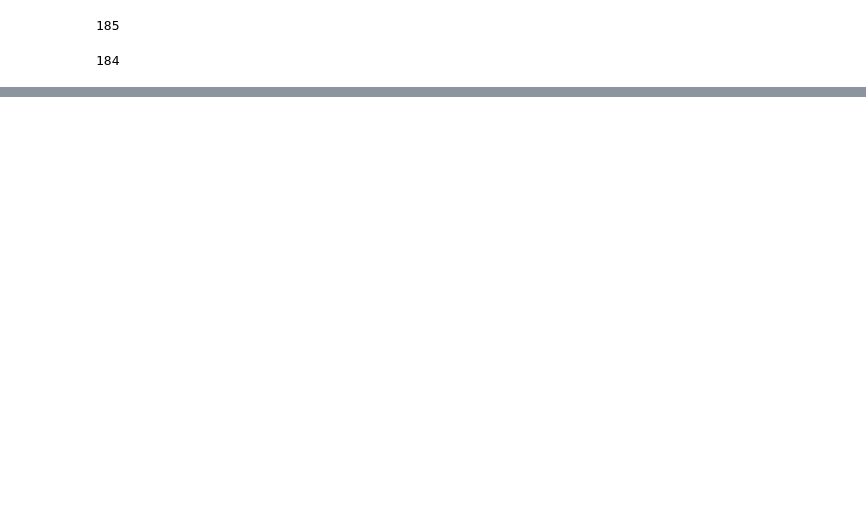
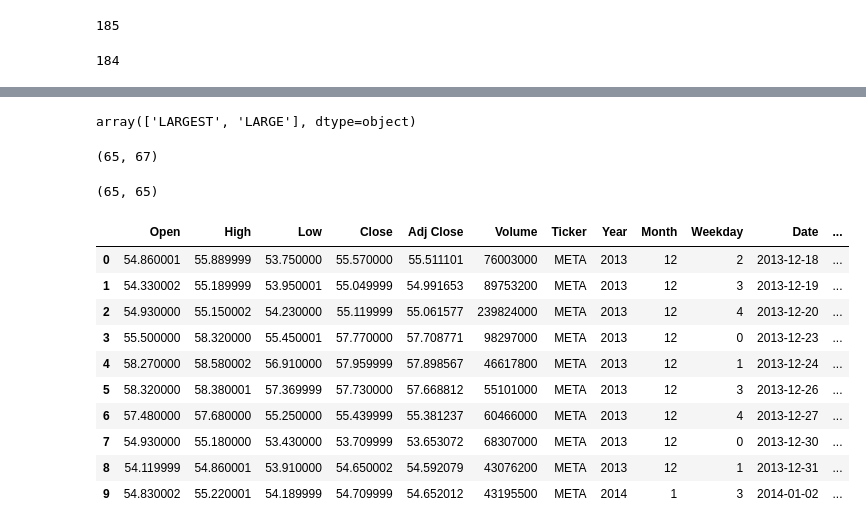
Before and after one commit to MekongDelta-mind/stock-markets-analytics-zoomcamp, a Jupyter notebook: cohorts/2024/mod2_sma_in_python.ipynb, the cells around one changed output, grey strips where cells are left out. Cells and saved outputs as stored; diff of their text form; code cells hidden in the pictures; blank space fills up the shorter version.

```diff
--- a/cohorts/2024/mod2_sma_in_python.ipynb
+++ b/cohorts/2024/mod2_sma_in_python.ipynb
@@ -542,0 +706,8 @@ stacked_ipos_df_before_mar_2024_filtered.describe()
+# %%
+def get_ticker_category(ticker:str):
+  if ticker in LARGE_STOCKS:
+    return 'LARGE'
+  elif ticker in LARGEST_STOCKS:
+    return 'LARGEST'
+  else:
+    return 'ERROR'
@@ -542,0 +770,34 @@ stacked_ipos_df_before_mar_2024_filtered.describe()
+# %%
+import time
+
+for i,ticker in enumerate(set(LARGE_STOCKS)):
+  print(i,ticker)
+
+  # Work with stock prices
+  historyPrices = yf.download(tickers = ticker,
+                              start = start,
+                              end = end,
+                              interval = "1d")
+
+  # generate features for historical prices, and what we want to predict
+  historyPrices['Ticker'] = ticker
+  historyPrices['Year']= historyPrices.index.year
+  historyPrices['Month'] = historyPrices.index.month
+  historyPrices['Weekday'] = historyPrices.index.weekday
+  historyPrices['Date'] = historyPrices.index.date
+
+  # historical returns
+  for i in [7]:
+    historyPrices['growth_'+str(i)+'d'] = historyPrices['Adj Close'] / historyPrices['Adj Close'].shift(i)
+  historyPrices['growth_future_5d'] = historyPrices['Adj Close'].shift(-5) / historyPrices['Adj Close']
+
+  # sleep 1 sec between downloads - not to overload the API server
+  time.sleep(1)
+
+
+  if stocks_df.empty:
+    stocks_df = historyPrices
+  else:
+    stocks_df = pd.concat([stocks_df, historyPrices], ignore_index=True)
+# selecting the type of ticker
+stocks_df['ticker_category'] = stocks_df.Ticker.apply(lambda x:get_ticker_category(x))
@@ -542,0 +841,13 @@ stacked_ipos_df_before_mar_2024_filtered.describe()
+# %%
+stocks_df['ticker_category'].unique() # no error in appplying the code
+# %% [output]
+array(['LARGEST', 'LARGE'], dtype=object)
+# %%
+unique_val = stocks_df['Ticker'].unique()
+len(unique_val), len(ALL_TICKERS)
+# %% [output]
+(65, 67)
+# %%
+len(set(unique_val)), len(set(ALL_TICKERS))
+# %% [output]
+(65, 65)
@@ -542,0 +858,14 @@ stacked_ipos_df_before_mar_2024_filtered.describe()
+# %%
+stocks_df.head(10)
+# %% [output]
+|  | Open | High | Low | Close | Adj Close | Volume | Ticker | Year | Month | Weekday | Date | ... |
+| 0 | 54.860001 | 55.889999 | 53.750000 | 55.570000 | 55.511101 | 76003000 | META | 2013 | 12 | 2 | 2013-12-18 | ... |
+| 1 | 54.330002 | 55.189999 | 53.950001 | 55.049999 | 54.991653 | 89753200 | META | 2013 | 12 | 3 | 2013-12-19 | ... |
+| 2 | 54.930000 | 55.150002 | 54.230000 | 55.119999 | 55.061577 | 239824000 | META | 2013 | 12 | 4 | 2013-12-20 | ... |
+| 3 | 55.500000 | 58.320000 | 55.450001 | 57.770000 | 57.708771 | 98297000 | META | 2013 | 12 | 0 | 2013-12-23 | ... |
+| 4 | 58.270000 | 58.580002 | 56.910000 | 57.959999 | 57.898567 | 46617800 | META | 2013 | 12 | 1 | 2013-12-24 | ... |
+| 5 | 58.320000 | 58.380001 | 57.369999 | 57.730000 | 57.668812 | 55101000 | META | 2013 | 12 | 3 | 2013-12-26 | ... |
+| 6 | 57.480000 | 57.680000 | 55.250000 | 55.439999 | 55.381237 | 60466000 | META | 2013 | 12 | 4 | 2013-12-27 | ... |
+| 7 | 54.930000 | 55.180000 | 53.430000 | 53.709999 | 53.653072 | 68307000 | META | 2013 | 12 | 0 | 2013-12-30 | ... |
+| 8 | 54.119999 | 54.860001 | 53.910000 | 54.650002 | 54.592079 | 43076200 | META | 2013 | 12 | 1 | 2013-12-31 | ... |
+| 9 | 54.830002 | 55.220001 | 54.189999 | 54.709999 | 54.652012 | 43195500 | META | 2014 | 1 | 3 | 2014-01-02 | ... |
```
Also changed, not shown: parts of 53 cells of this notebook.
